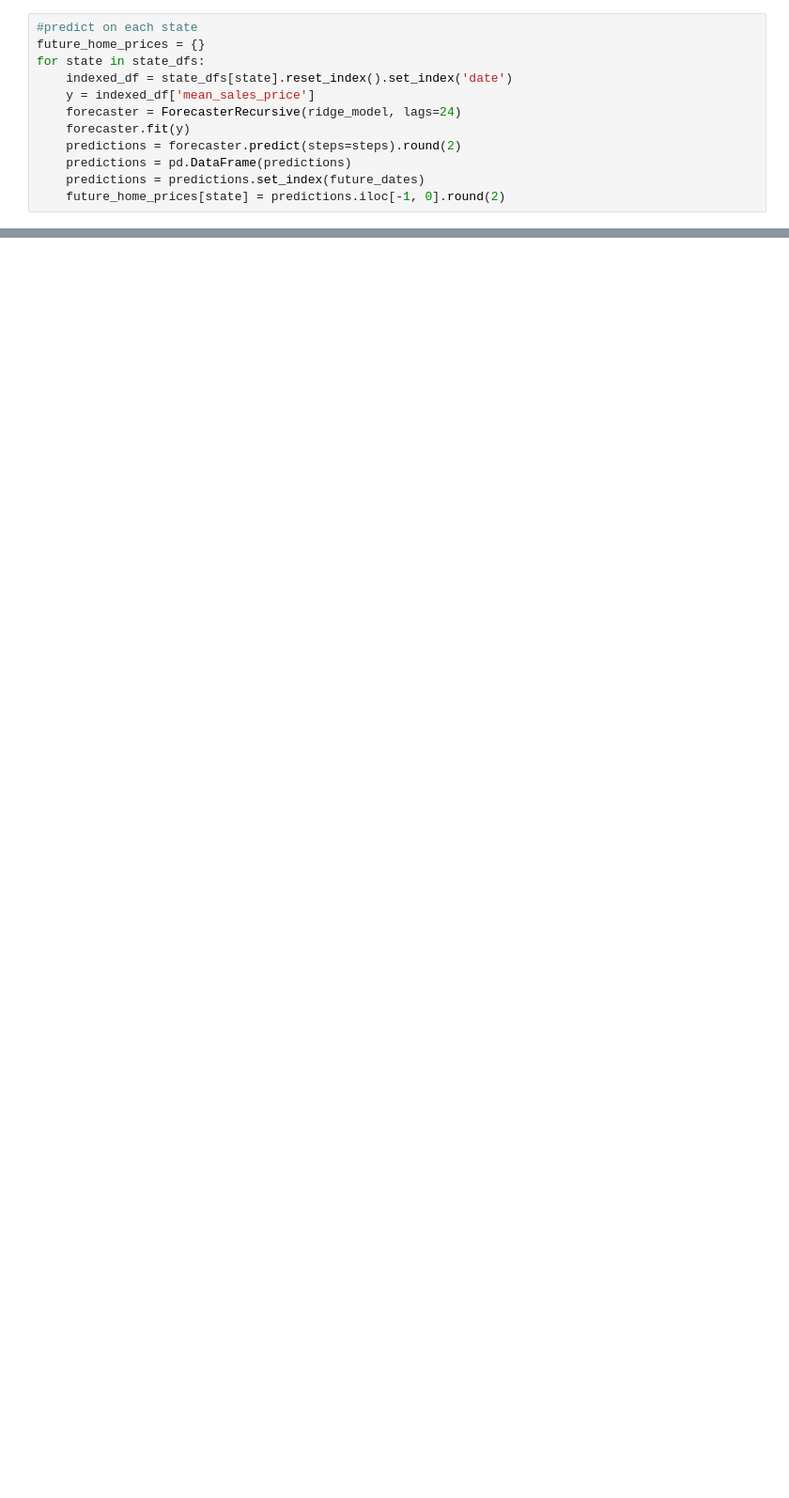
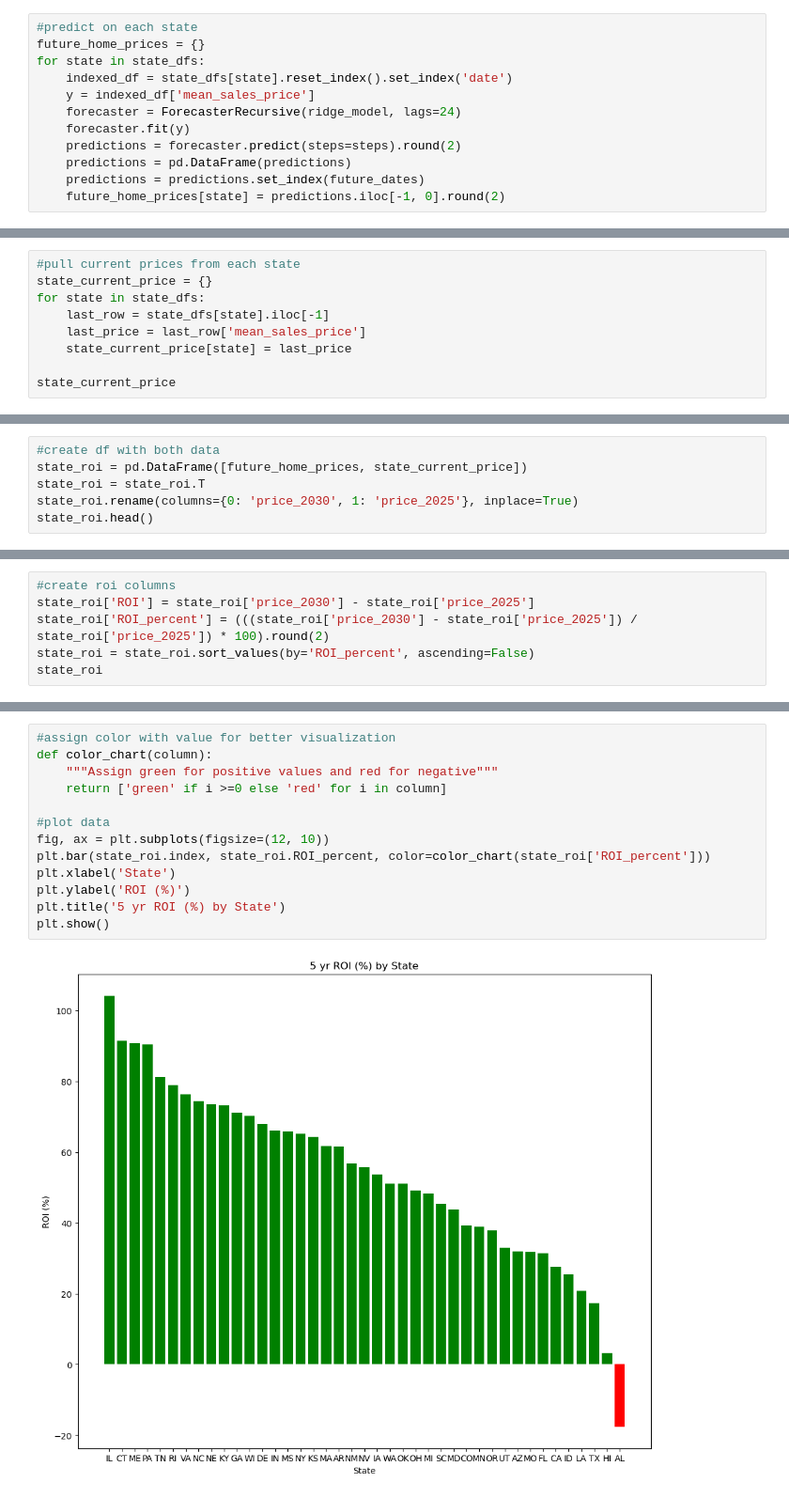
Before and after one commit to tcarlon94/Capstone_2_Real_estate, a Jupyter notebook: Preprocessing_training.ipynb, the cells around one changed output, grey strips where cells are left out. Shown at 94% size. Saved outputs shown, nothing was run; the diff lists cells and outputs as text; blank space fills up the shorter version.

```diff
--- a/Preprocessing_training.ipynb
+++ b/Preprocessing_training.ipynb
@@ -1079,0 +1018,9 @@ Our model results in New Mexico having the highest average home price in 2030 at
+# %%
+#pull current prices from each state
+state_current_price = {}
+for state in state_dfs:
+    last_row = state_dfs[state].iloc[-1]
+    last_price = last_row['mean_sales_price']
+    state_current_price[state] = last_price
+
+state_current_price
@@ -1079,0 +1045,6 @@ Our model results in New Mexico having the highest average home price in 2030 at
+# %%
+#create df with both data
+state_roi = pd.DataFrame([future_home_prices, state_current_price])
+state_roi = state_roi.T
+state_roi.rename(columns={0: 'price_2030', 1: 'price_2025'}, inplace=True)
+state_roi.head()
@@ -1079,0 +1058,6 @@ Our model results in New Mexico having the highest average home price in 2030 at
+# %%
+#create roi columns
+state_roi['ROI'] = state_roi['price_2030'] - state_roi['price_2025']
+state_roi['ROI_percent'] = (((state_roi['price_2030'] - state_roi['price_2025']) / state_roi['price_2025']) * 100).round(2)
+state_roi = state_roi.sort_values(by='ROI_percent', ascending=False)
+state_roi
@@ -1079,0 +1082,15 @@ Our model results in New Mexico having the highest average home price in 2030 at
+# %%
+#assign color with value for better visualization
+def color_chart(column):
+    """Assign green for positive values and red for negative"""
+    return ['green' if i >=0 else 'red' for i in column]
+
+#plot data
+fig, ax = plt.subplots(figsize=(12, 10))
+plt.bar(state_roi.index, state_roi.ROI_percent, color=color_chart(state_roi['ROI_percent']))
+plt.xlabel('State')
+plt.ylabel('ROI (%)')
+plt.title('5 yr ROI (%) by State')
+plt.show()
+# %% [output]
+[figure, added]
```
Also changed, not shown: parts of 102 cells of this notebook, 1 other file.
